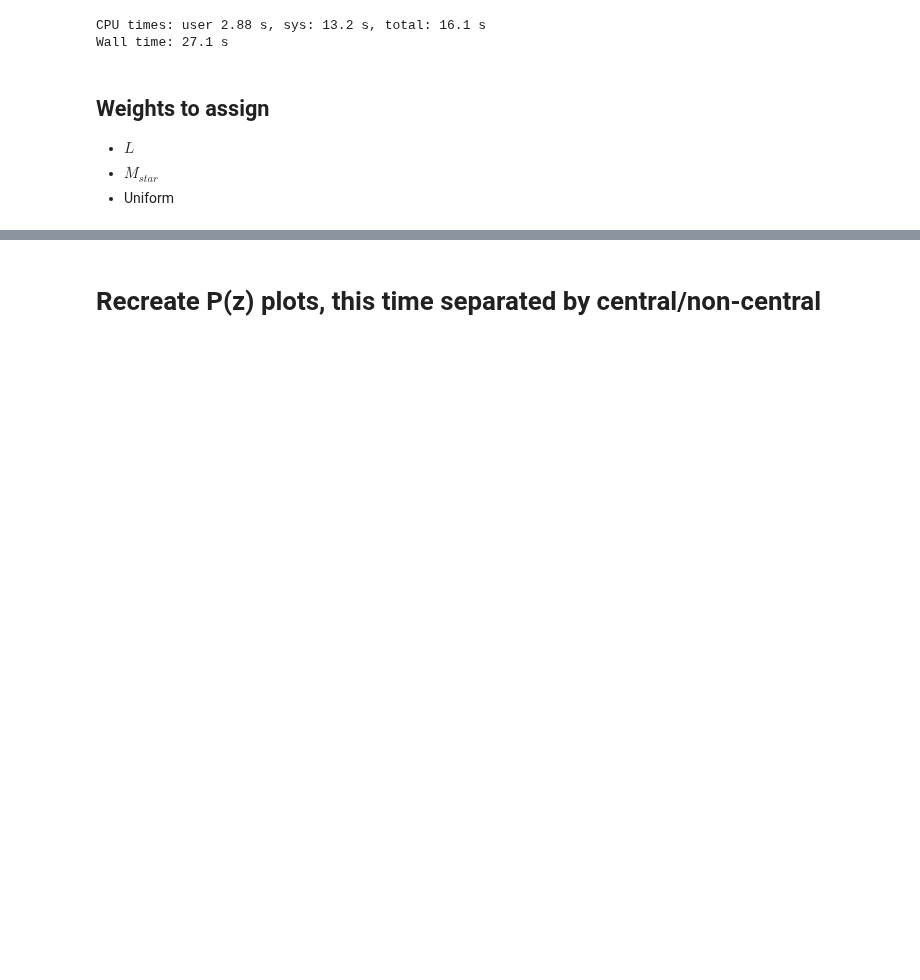
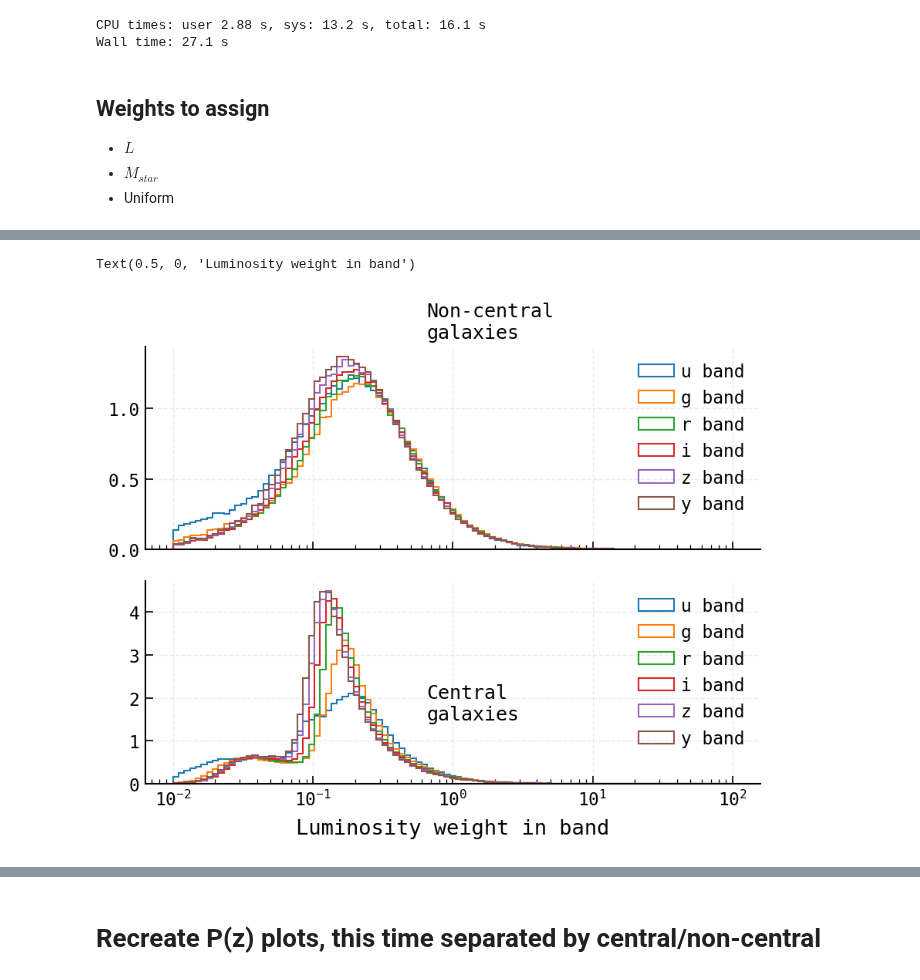
Before and after one commit to LSSTDESC/gwStreetlights, a Jupyter notebook: CBCCats/SkySim_validation_uniformParent.ipynb, the cells around one changed output, grey strips where cells are left out. Drawn from its saved outputs; the diff is of its cells as text; code cells hidden in the pictures; blank space fills up the shorter version.

```diff
--- a/CBCCats/SkySim_validation_uniformParent.ipynb
+++ b/CBCCats/SkySim_validation_uniformParent.ipynb
@@ -349,6 +332,12 @@ myQuantitiesOfInterest = np.array(["redshift","redshiftHubble","galaxyID",
                                    "LSST_filters/magnitude:LSST_i:rest",
                                    "LSST_filters/magnitude:LSST_z:rest",
                                     "LSST_filters/magnitude:LSST_y:rest",
+                                   "LSST_filters/totalLuminositiesStellar:LSST_u:rest",
+                                    "LSST_filters/totalLuminositiesStellar:LSST_g:rest",
+                                    "LSST_filters/totalLuminositiesStellar:LSST_r:rest",
+                                   "LSST_filters/totalLuminositiesStellar:LSST_i:rest",
+                                   "LSST_filters/totalLuminositiesStellar:LSST_z:rest",
+                                    "LSST_filters/totalLuminositiesStellar:LSST_y:rest",
                                   "stellar_mass","halo_mass","is_central"])
 data = pd.DataFrame(skysimCat.get_quantities(list(myQuantitiesOfInterest)))
 msk = data["is_central"]==False
@@ -358,8 +347,12 @@ Wall time: 22.1 s
 # %%
 for band in ["u","g","r","i","z","y"]:
-    data["weight_L_{}".format(band)] = data["LSST_filters/magnitude:LSST_{}:rest".format(band)]/np.median(data["LSST_filters/magnitude:LSST_{}:rest".format(band)])
-    data["weight_logL_{}".format(band)] = np.log10(data["LSST_filters/magnitude:LSST_{}:rest".format(band)]+30)/np.log10(np.median(data["LSST_filters/magnitude:LSST_{}:rest".format(band)]+30))
+    meanL = np.mean(data["LSST_filters/totalLuminositiesStellar:LSST_{}:rest".format(band)])
+    data["weight_L_{}".format(band)] = data["LSST_filters/totalLuminositiesStellar:LSST_{}:rest".format(band)]/meanL
+    data["weight_logL_{}".format(band)] = np.log10(data["LSST_filters/totalLuminositiesStellar:LSST_{}:rest".format(band)])/np.log10(meanL)
 data["weight_M"] = data["stellar_mass"]/np.median(data["stellar_mass"])
 data["weight_logM"] = np.log10(data["stellar_mass"])/np.log10(np.median(data["stellar_mass"]))
 # %%
-data
+for band in ["u","g","r","i","z","y"]:
+    print(f"L_{band}: {np.nanpercentile(data["LSST_filters/totalLuminositiesStellar:LSST_{}:rest".format(band)],(1,99))}")
+    print(f"weight L_{band}: {np.nanpercentile(data["weight_L_{}".format(band)],(1,99))}")
+    print(f"weight logL_{band}: {np.nanpercentile(data["weight_logL_{}".format(band)],(1,99))}")
@@ -366,12 +378,16 @@ data
 # %%
 fig,axs = plt.subplots(2,1,figsize = (6,5),sharex=True)
 
 for ax,mask,lbl in zip(axs.flatten(),[msk,~msk],["Non-central","Central"]):
     for band in ["u","g","r","i","z","y"]:
-        ax.hist(data["weight_L_{}".format(band)][mask],label="{} band".format(band),histtype="step",bins=np.arange(0.6,1.41,step=0.01),density=True)
+        ax.hist(data["weight_L_{}".format(band)][mask],label="{} band".format(band),histtype="step",bins=np.logspace(-2,2,num=100),density=True)
     ax.legend()
     ax.text(0.65,1.5,f"{lbl}\ngalaxies")
+    ax.semilogx()
 ax.set_xlabel("Luminosity weight in band")
+# %% [output]
+Text(0.5, 0, 'Luminosity weight in band')
+[figure, added]
 # %%
 fig,axs = plt.subplots(2,1,figsize = (6,5),sharex=True)
 
```
Also changed, not shown: parts of 56 cells of this notebook, 3 other files.
